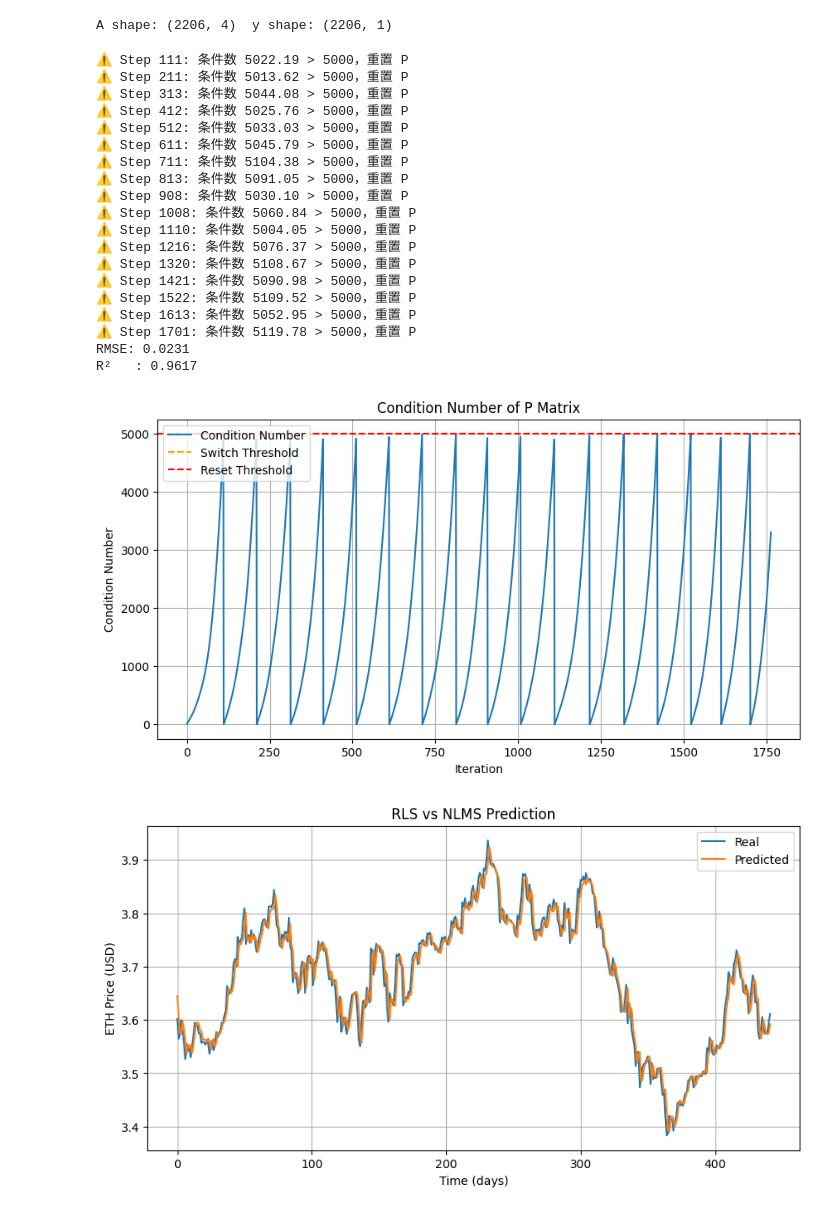
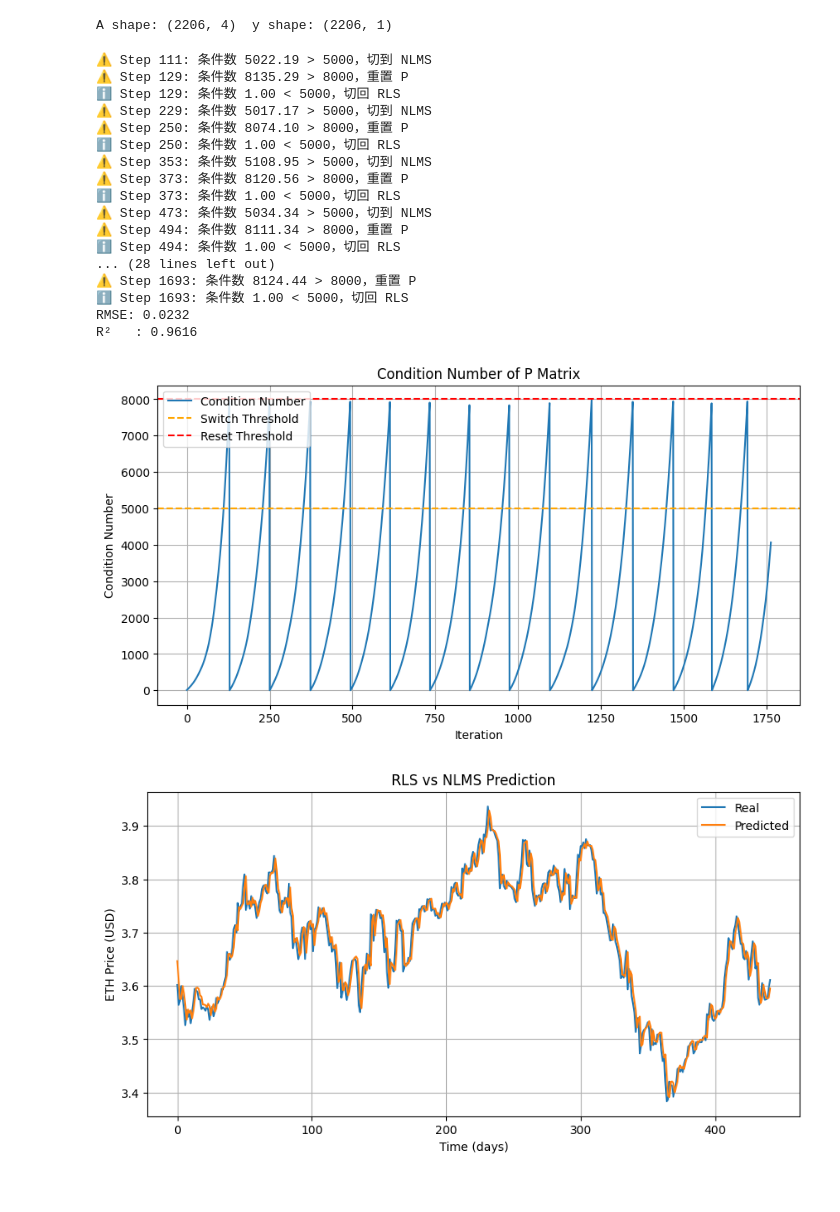
Before and after one commit to mchen920329/Paper, a Jupyter notebook: Paper_hourly_function.ipynb, the cells around one changed output. Saved outputs shown, nothing was run; the diff lists cells and outputs as text; code cells hidden in the pictures.

```diff
--- a/Paper_hourly_function.ipynb
+++ b/Paper_hourly_function.ipynb
@@ -97,7 +97,7 @@ y_train, y_test = y[:split_idx], y[split_idx:]
 beta = 0.98
 eta = 0.1
 cond_thresh_switch = 5000     # 切换到 NLMS
-cond_thresh_reset = 5000   # P 重置条件
+cond_thresh_reset = 8000  # P 重置条件
 
 use_nlms = False
 cond_list = []
@@ -146,51 +146,49 @@ for i, (row, y_t) in enumerate(zip(A_train, y_train.flatten())):
 y_pred_test = A_test @ theta
 
 rmse = np.sqrt(mean_squared_error(y_test, y_pred_test))
 r2 = r2_score(y_test, y_pred_test)
 print(f"RMSE: {rmse:.4f}")
 print(f"R²   : {r2:.4f}")
 
 # ==== 条件数曲线 ====
 plt.figure(figsize=(10, 5))
 plt.plot(cond_list, label="Condition Number")
 plt.axhline(cond_thresh_switch, color='orange', linestyle='--', label='Switch Threshold')
 plt.axhline(cond_thresh_reset, color='red', linestyle='--', label='Reset Threshold')
 plt.title("Condition Number of P Matrix")
 plt.xlabel("Iteration")
 plt.ylabel("Condition Number")
 plt.legend()
 plt.grid(True)
 plt.show()
 
 # ==== 预测对比图 ====
 plt.figure(figsize=(10, 5))
 plt.plot(y_test, label="Real")
 plt.plot(y_pred_test, label="Predicted")
 plt.title("RLS vs NLMS Prediction")
 plt.xlabel("Time (days)")
 plt.ylabel('ETH Price (USD)')
 plt.legend()
 plt.grid(True)
 plt.show()
 # %% [output]
-⚠ Step 111: 条件数 5022.19 > 5000，重置 P
-⚠ Step 211: 条件数 5013.62 > 5000，重置 P
-⚠ Step 313: 条件数 5044.08 > 5000，重置 P
-⚠ Step 412: 条件数 5025.76 > 5000，重置 P
-⚠ Step 512: 条件数 5033.03 > 5000，重置 P
-⚠ Step 611: 条件数 5045.79 > 5000，重置 P
-⚠ Step 711: 条件数 5104.38 > 5000，重置 P
-⚠ Step 813: 条件数 5091.05 > 5000，重置 P
-⚠ Step 908: 条件数 5030.10 > 5000，重置 P
-⚠ Step 1008: 条件数 5060.84 > 5000，重置 P
-⚠ Step 1110: 条件数 5004.05 > 5000，重置 P
-⚠ Step 1216: 条件数 5076.37 > 5000，重置 P
-⚠ Step 1320: 条件数 5108.67 > 5000，重置 P
-⚠ Step 1421: 条件数 5090.98 > 5000，重置 P
-⚠ Step 1522: 条件数 5109.52 > 5000，重置 P
-⚠ Step 1613: 条件数 5052.95 > 5000，重置 P
-⚠ Step 1701: 条件数 5119.78 > 5000，重置 P
-RMSE: 0.0231
-R²   : 0.9617
+⚠ Step 111: 条件数 5022.19 > 5000，切到 NLMS
+⚠ Step 129: 条件数 8135.29 > 8000，重置 P
+ℹ Step 129: 条件数 1.00 < 5000，切回 RLS
+⚠ Step 229: 条件数 5017.17 > 5000，切到 NLMS
+⚠ Step 250: 条件数 8074.10 > 8000，重置 P
+ℹ Step 250: 条件数 1.00 < 5000，切回 RLS
+⚠ Step 353: 条件数 5108.95 > 5000，切到 NLMS
+⚠ Step 373: 条件数 8120.56 > 8000，重置 P
+ℹ Step 373: 条件数 1.00 < 5000，切回 RLS
+⚠ Step 473: 条件数 5034.34 > 5000，切到 NLMS
+⚠ Step 494: 条件数 8111.34 > 8000，重置 P
+ℹ Step 494: 条件数 1.00 < 5000，切回 RLS
+... (28 lines left out)
+⚠ Step 1693: 条件数 8124.44 > 8000，重置 P
+ℹ Step 1693: 条件数 1.00 < 5000，切回 RLS
+RMSE: 0.0232
+R²   : 0.9616
-[figure, old version]
+[figure, new version]
-[figure, old version]
+[figure, new version]
```
